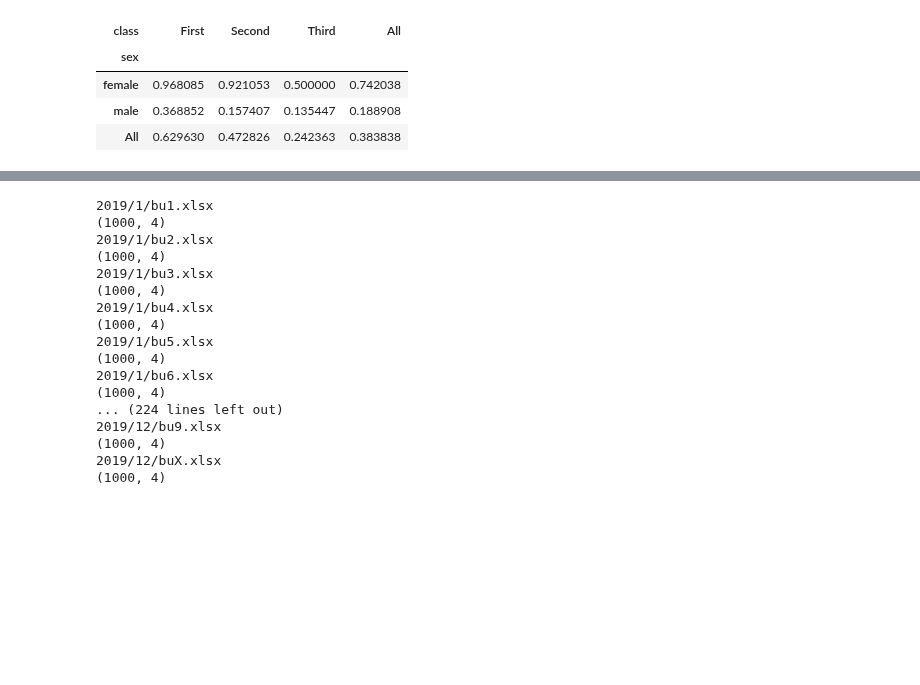
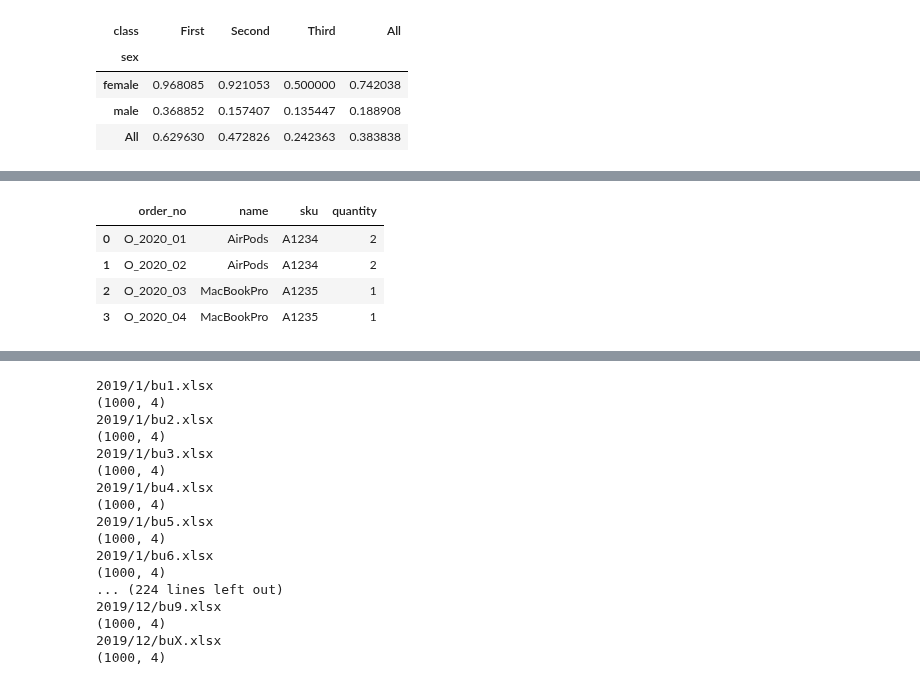
Before and after one commit to liuhui998/pe2, a Jupyter notebook: 06-tidy/answer-questions.ipynb, the cells around one changed output, grey strips where cells are left out. Cells and saved outputs as stored; diff of their text form; code cells hidden in the pictures; blank space fills up the shorter version.

```diff
--- a/06-tidy/answer-questions.ipynb
+++ b/06-tidy/answer-questions.ipynb
@@ -269,0 +335,10 @@ titanic.pivot_table('survived',index='sex',columns='class',margins=True)
+# %%
+#读取 full_orders.xlsx 到 full_orders
+full_orders = pd.read_excel("full_orders.xlsx")
+full_orders
+# %% [output]
+|  | order_no | name | sku | quantity |
+| 0 | O_2020_01 | AirPods | A1234 | 2 |
+| 1 | O_2020_02 | AirPods | A1234 | 2 |
+| 2 | O_2020_03 | MacBookPro | A1235 | 1 |
+| 3 | O_2020_04 | MacBookPro | A1235 | 1 |
```
Also changed, not shown: parts of 37 cells of this notebook, 2 other files.
